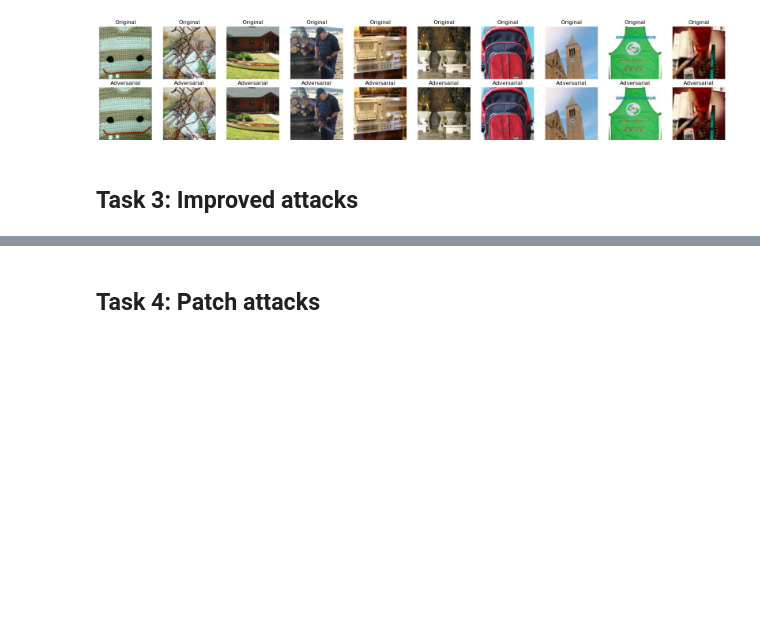
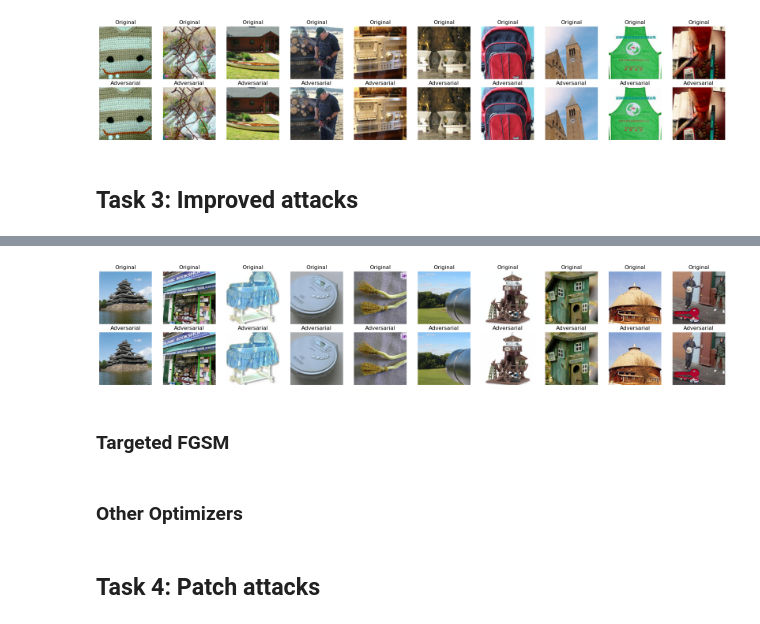
Before and after one commit to gauravkuwar/deep-learning-proj-3, a Jupyter notebook: main.ipynb, the cells around one changed output, grey strips where cells are left out. Drawn from its saved outputs; the diff is of its cells as text; code cells hidden in the pictures; blank space fills up the shorter version.

Commit message:
trying task 3

```diff
--- a/main.ipynb
+++ b/main.ipynb
@@ -157,7 +157,7 @@ Top-5 Accuracy: 94.00%
 # %% [markdown]
 ## Task 2:  Pixel-wise attacks
 # %%
-def fgsm_attack(model, image, label, epsilon):
+def fgsm_attack(model, image, label, epsilon=0.02):
     model.eval().to(device)
     image = image.clone().to(device).detach().requires_grad_(True)
     label = label.to(device)
@@ -214,0 +248,33 @@ compare_samples(dataset, adversarial_test_set_1)
+# %%
+steps_config = [10, 15, 20, 25, 30, 35, 40]
+
+for steps in steps_config:
+    print("steps = ", steps)
+    print("-" * 20)
+
+    adv_images = []
+    adv_labels = []
+
+    for idx in tqdm(range(len(dataset))):
+        img, label = dataset[idx]
+        img = img.unsqueeze(0)
+        label_tensor = torch.tensor([label])
+
+        epsilon = 0.02
+        steps = 30
+
+        adv_img = iterative_fgsm(pretrained_model, img, label_tensor, epsilon=epsilon, alpha=epsilon/steps, steps=steps)
+        adv_images.append(adv_img.squeeze(0).detach().cpu())
+        adv_labels.append(label)
+
+    adversarial_test_set_2 = TensorDataset(torch.stack(adv_images), torch.tensor(adv_labels))
+
+    top1_acc, top5_acc = evaluate(pretrained_model, adversarial_test_set_2)
+    task_2_acc = top1_acc, top5_acc
+
+    print("\nAccuracy Drop from Baseline")
+    print(f"Top-1: {baseline_acc[0] - task_2_acc[0]}%")
+    print(f"Top-5: {baseline_acc[1] - task_2_acc[1]}%")
+
+    similarity_check(dataset, adversarial_test_set_2)
+    print("=" * 20)
@@ -215,3 +345,11 @@ compare_samples(dataset, adversarial_test_set_1)
+# %%
+compare_samples(dataset, adversarial_test_set_2)
+# %% [output]
+[figure, added]
+# %% [markdown]
+### Targeted FGSM
+# %% [markdown]
+### Other Optimizers
 # %%
 adversarial_test_set_2 = dataset
 # %% [markdown]
```
Also changed, not shown: parts of 6 cells of this notebook.
